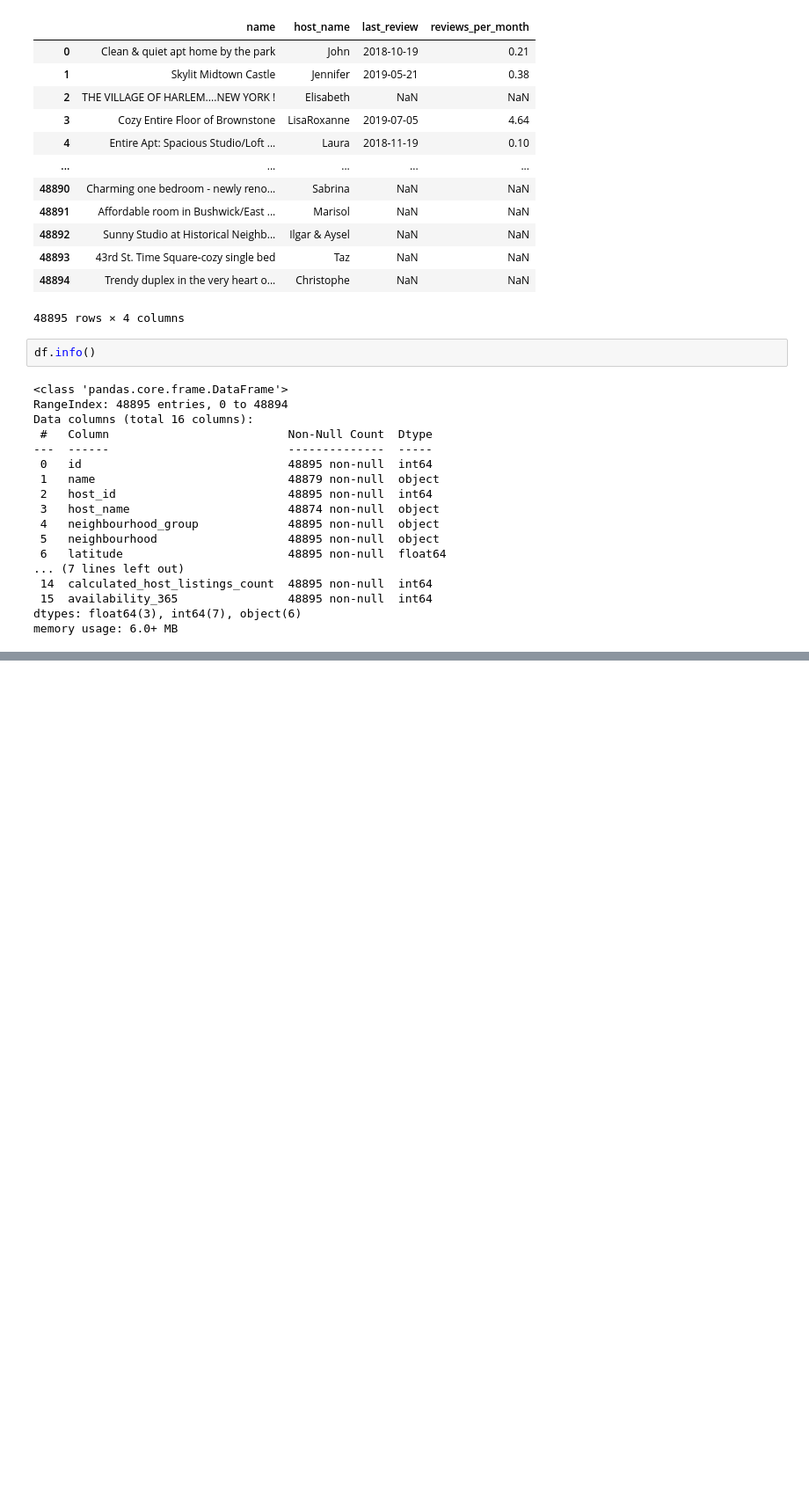
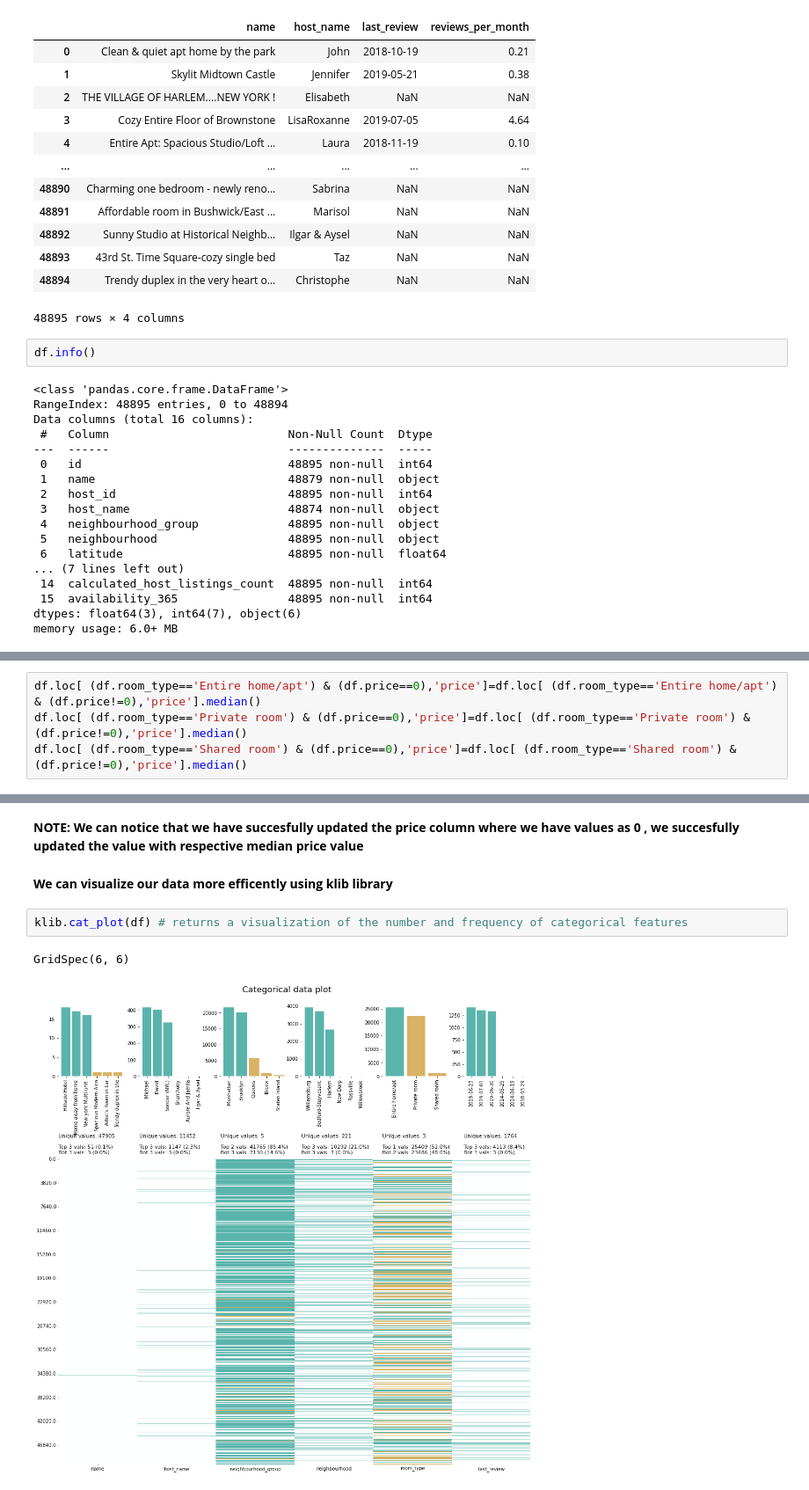
Before and after one commit to shayansomzz44/airbnb, a Jupyter notebook: Airbnb_Bookings_Analysis_Capstone_Project.ipynb, the cells around one changed output, grey strips where cells are left out. Shown at 88% size. Cells and saved outputs as stored; diff of their text form; blank space fills up the shorter version.

```diff
--- a/Airbnb_Bookings_Analysis_Capstone_Project.ipynb
+++ b/Airbnb_Bookings_Analysis_Capstone_Project.ipynb
@@ -264,0 +322,4 @@ memory usage: 6.0+ MB
+# %%
+df.loc[ (df.room_type=='Entire home/apt') & (df.price==0),'price']=df.loc[ (df.room_type=='Entire home/apt') & (df.price!=0),'price'].median()
+df.loc[ (df.room_type=='Private room') & (df.price==0),'price']=df.loc[ (df.room_type=='Private room') & (df.price!=0),'price'].median()
+df.loc[ (df.room_type=='Shared room') & (df.price==0),'price']=df.loc[ (df.room_type=='Shared room') & (df.price!=0),'price'].median()
@@ -264,0 +338,9 @@ memory usage: 6.0+ MB
+# %% [markdown]
+**NOTE:  We can notice that we have succesfully updated the price column where we have values as 0 , we succesfully updated the value with respective median price value**
+# %% [markdown]
+**We can visualize  our data more efficently using klib library**
+# %%
+klib.cat_plot(df) # returns a visualization of the number and frequency of categorical features
+# %% [output]
+GridSpec(6, 6)
+[figure, added]
```
Also changed, not shown: parts of 35 cells of this notebook.
